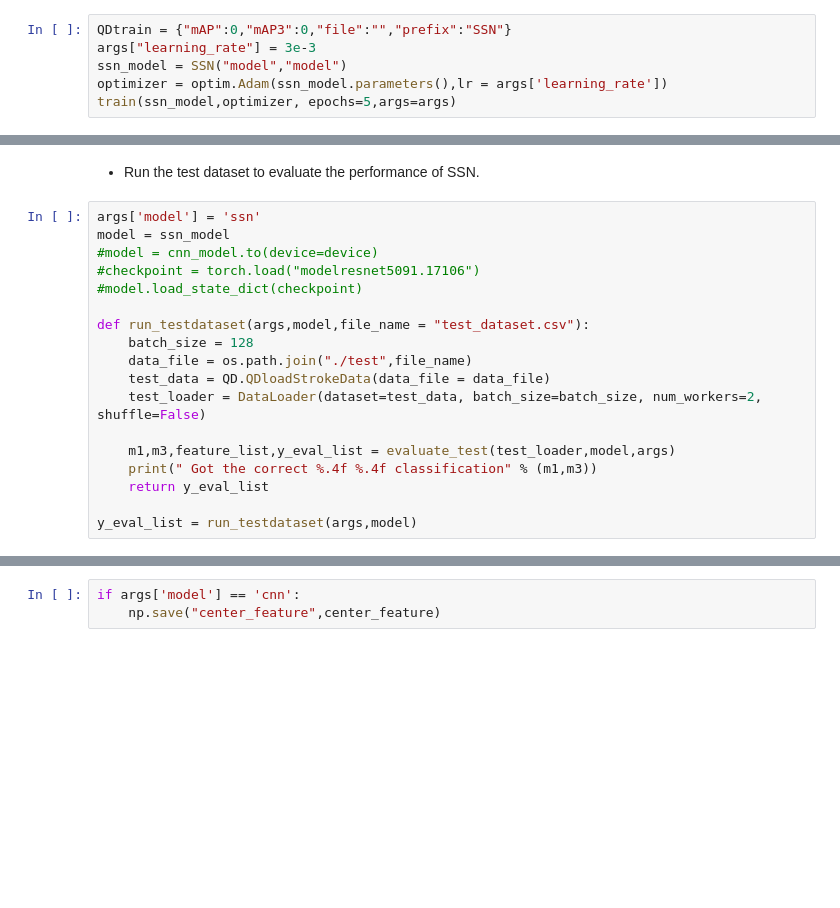
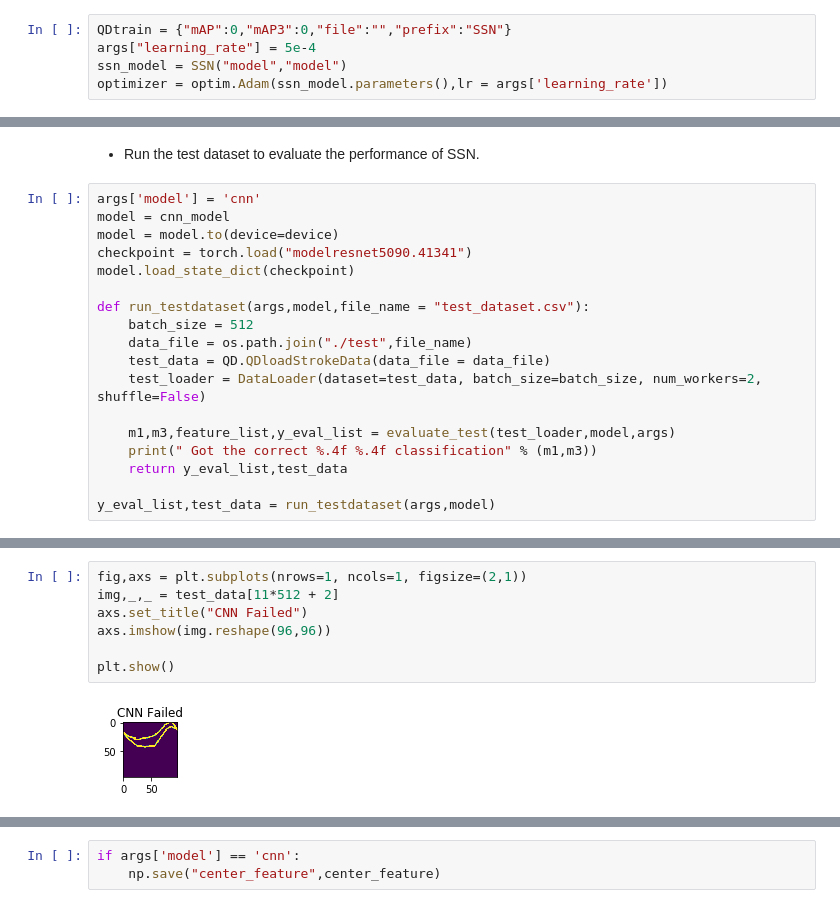
Before and after one commit to tosmaster/imagevision, a Jupyter notebook: quick-drawing-resnet50.ipynb, the cells around one changed output, grey strips where cells are left out. Saved outputs shown, nothing was run; the diff lists cells and outputs as text; blank space fills up the shorter version.

```diff
--- a/quick-drawing-resnet50.ipynb
+++ b/quick-drawing-resnet50.ipynb
@@ -587,7 +587,6 @@ def train(model, optimizer, epochs,args):
                         t1 = time.time()
 # %%
 QDtrain = {"mAP":0,"mAP3":0,"file":"","prefix":"SSN"}
-args["learning_rate"] = 3e-3
+args["learning_rate"] = 5e-4
 ssn_model = SSN("model","model")
 optimizer = optim.Adam(ssn_model.parameters(),lr = args['learning_rate'])
-train(ssn_model,optimizer, epochs=5,args=args)
@@ -757,22 +646,22 @@ No = 0 and total number of items 119190
 # %% [markdown]
 * Run the test dataset to evaluate the performance of SSN.
 # %%
-args['model'] = 'ssn'
-model = ssn_model
-#model = cnn_model.to(device=device)
-#checkpoint = torch.load("modelresnet5091.17106")
-#model.load_state_dict(checkpoint)
+args['model'] = 'cnn'
+model = cnn_model
+model = model.to(device=device)
+checkpoint = torch.load("modelresnet5090.41341")
+model.load_state_dict(checkpoint)
 
 def run_testdataset(args,model,file_name = "test_dataset.csv"):
-    batch_size = 128
+    batch_size = 512
     data_file = os.path.join("./test",file_name)
     test_data = QD.QDloadStrokeData(data_file = data_file)
     test_loader = DataLoader(dataset=test_data, batch_size=batch_size, num_workers=2, shuffle=False)
 
     m1,m3,feature_list,y_eval_list = evaluate_test(test_loader,model,args)
     print(" Got the correct %.4f %.4f classification" % (m1,m3))
-    return y_eval_list
+    return y_eval_list,test_data
 
-y_eval_list = run_testdataset(args,model)
+y_eval_list,test_data = run_testdataset(args,model)
 # %% [output]
 No = 0 and total number of items 20480
@@ -825,0 +757,9 @@ load non compressed(28*28) 0.04715704917907715
+# %%
+fig,axs = plt.subplots(nrows=1, ncols=1, figsize=(2,1))
+img,_,_ = test_data[11*512 + 2]
+axs.set_title("CNN Failed")
+axs.imshow(img.reshape(96,96))
+
+plt.show()
+# %% [output]
+[figure, added]
```
Also changed, not shown: parts of 23 cells of this notebook.
